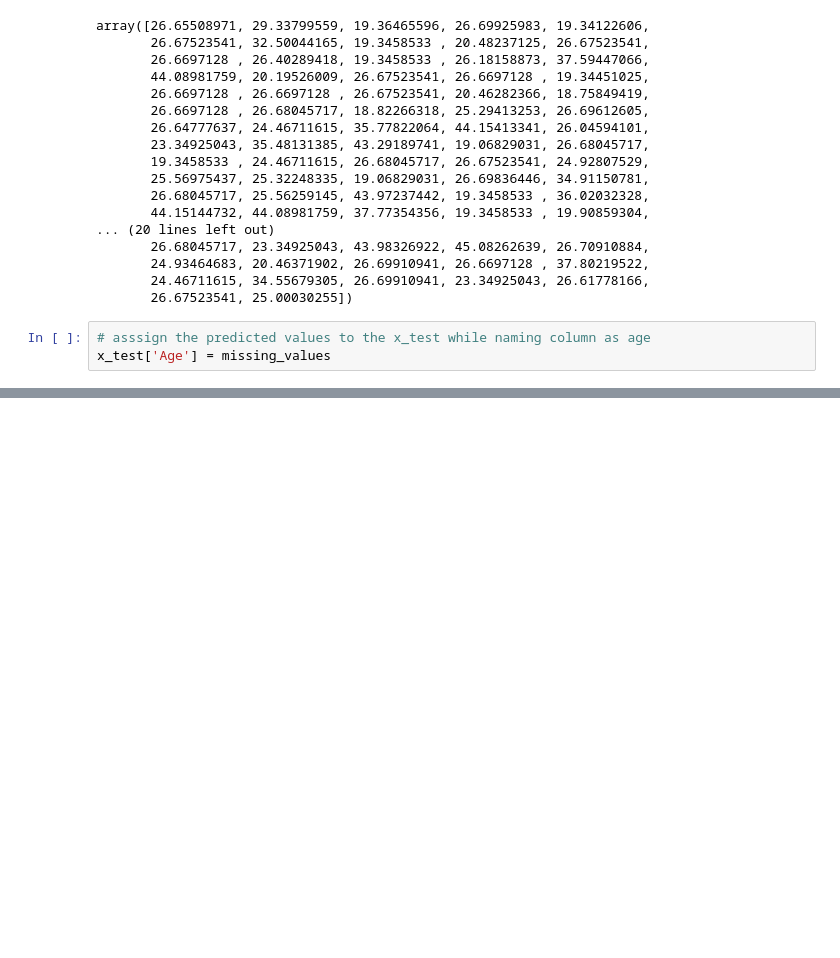
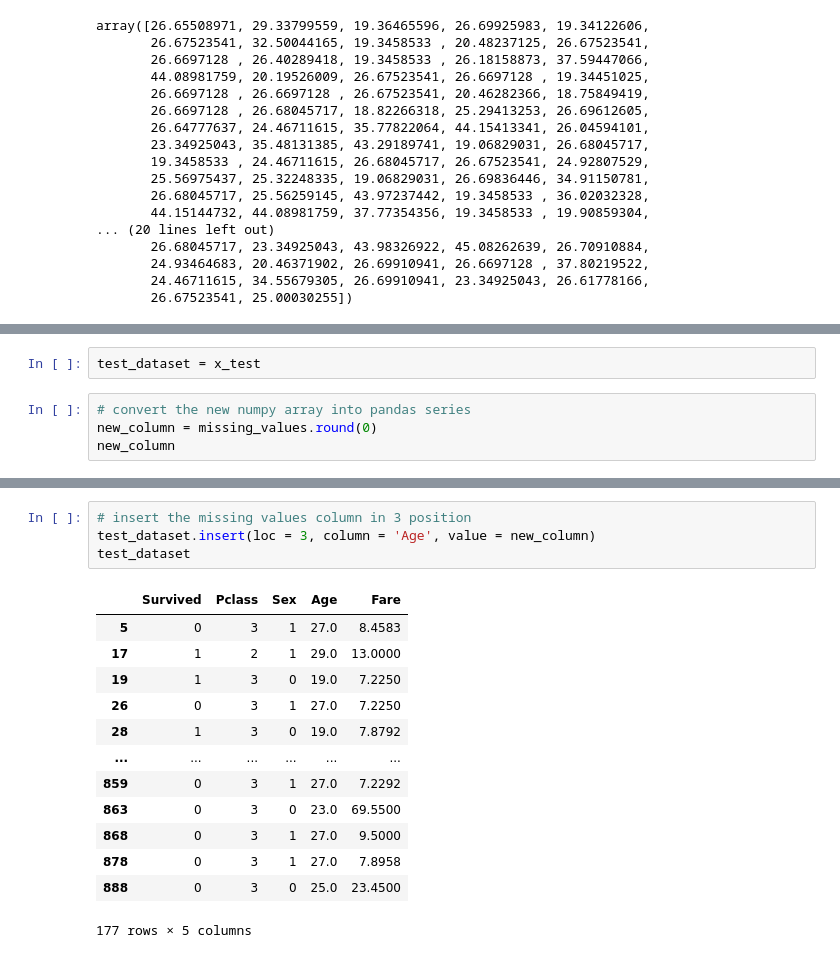
Before and after one commit to arfan64shah/Data_Science, a Jupyter notebook: Decision_Tree/Decision_Tree.ipynb, the cells around one changed output, grey strips where cells are left out. Drawn from its saved outputs; the diff is of its cells as text; blank space fills up the shorter version.

Commit message:
Added further cleaning and preprecoessing for Titanic dataset

```diff
--- a/Decision_Tree/Decision_Tree.ipynb
+++ b/Decision_Tree/Decision_Tree.ipynb
@@ -267,6 +267,3 @@ array([26.65508971, 29.33799559, 19.36465596, 26.69925983, 19.34122606,
        24.93464683, 20.46371902, 26.69910941, 26.6697128 , 37.80219522,
        24.46711615, 34.55679305, 26.69910941, 23.34925043, 26.61778166,
        26.67523541, 25.00030255])
-# %%
-# asssign the predicted values to the x_test while naming column as age
-x_test['Age'] = missing_values
@@ -281,0 +279,6 @@ x_test.head()
+# %%
+test_dataset = x_test
+# %%
+# convert the new numpy array into pandas series
+new_column = missing_values.round(0)
+new_column
@@ -282 +300,19 @@ x_test.head()
+# %%
+# insert the missing values column in 3 position
+test_dataset.insert(loc = 3, column = 'Age', value = new_column)
+test_dataset
+# %% [output]
+|  | Survived | Pclass | Sex | Age | Fare |
+| 5 | 0 | 3 | 1 | 27.0 | 8.4583 |
+| 17 | 1 | 2 | 1 | 29.0 | 13.0000 |
+| 19 | 1 | 3 | 0 | 19.0 | 7.2250 |
+| 26 | 0 | 3 | 1 | 27.0 | 7.2250 |
+| 28 | 1 | 3 | 0 | 19.0 | 7.8792 |
+| ... | ... | ... | ... | ... | ... |
+| 859 | 0 | 3 | 1 | 27.0 | 7.2292 |
+| 863 | 0 | 3 | 0 | 23.0 | 69.5500 |
+| 868 | 0 | 3 | 1 | 27.0 | 9.5000 |
+| 878 | 0 | 3 | 1 | 27.0 | 7.8958 |
+| 888 | 0 | 3 | 0 | 25.0 | 23.4500 |
+177 rows × 5 columns
 # %%
```
Also changed, not shown: parts of 10 cells of this notebook.
